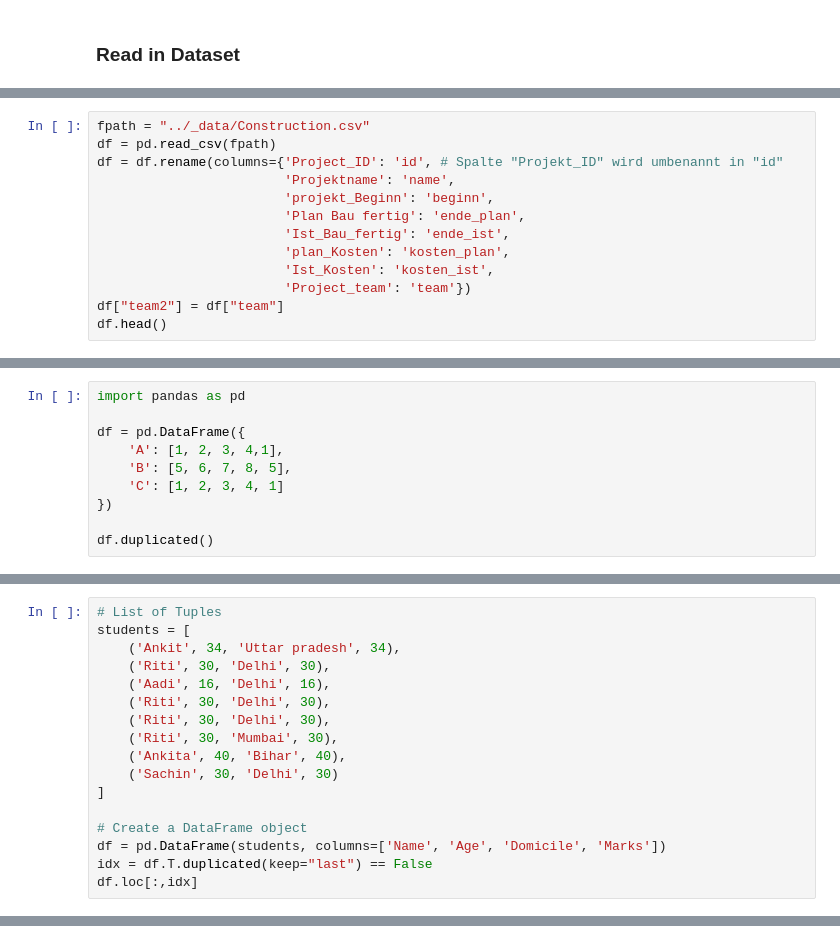
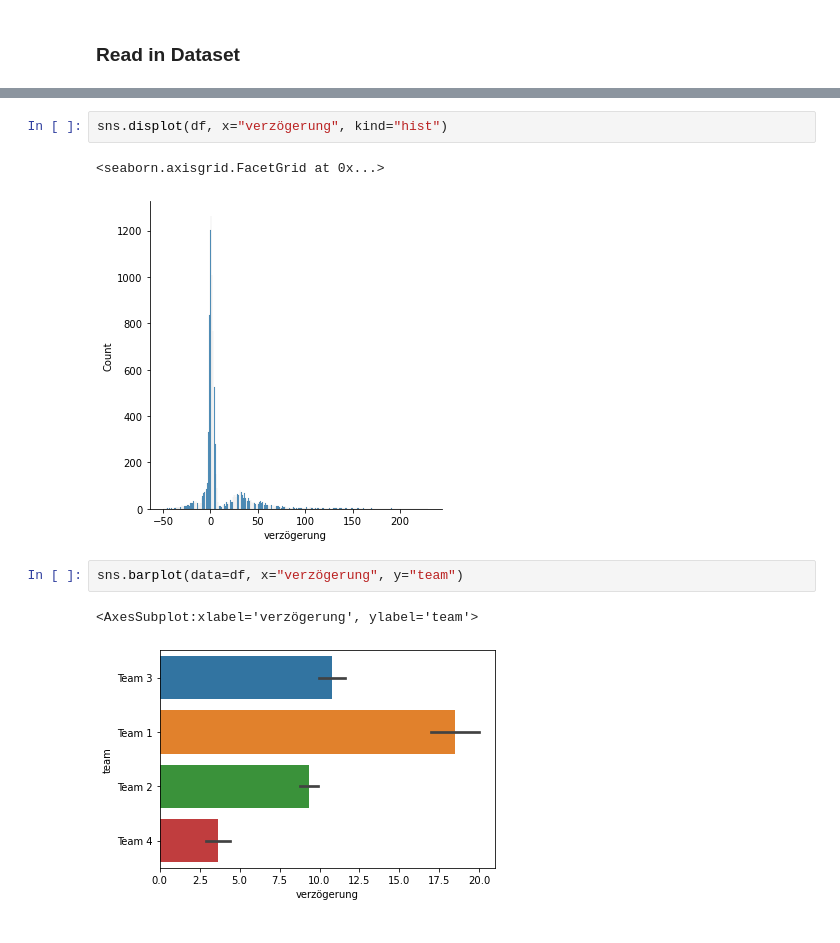
Before and after one commit to fredzett/BA-C, a Jupyter notebook: Chapters/sandbox.ipynb, the cells around one changed output, grey strips where cells are left out. Cells and saved outputs as stored; diff of their text form.

```diff
--- a/Chapters/sandbox.ipynb
+++ b/Chapters/sandbox.ipynb
@@ -575,13 +475,0 @@ import pandas as pd
-# %%
-fpath = "../_data/Construction.csv"
-df = pd.read_csv(fpath)
-df = df.rename(columns={'Project_ID': 'id', # Spalte "Projekt_ID" wird umbenannt in "id"
-                        'Projektname': 'name',
-                        'projekt_Beginn': 'beginn',
-                        'Plan Bau fertig': 'ende_plan',
-                        'Ist_Bau_fertig': 'ende_ist',
-                        'plan_Kosten': 'kosten_plan',
-                        'Ist_Kosten': 'kosten_ist',
-                        'Project_team': 'team'})
-df["team2"] = df["team"]
-df.head()
@@ -599,10 +475,0 @@ array([False, False, False, False, False, False, False, False, False])
-# %%
-import pandas as pd
-
-df = pd.DataFrame({
-    'A': [1, 2, 3, 4,1],
-    'B': [5, 6, 7, 8, 5],
-    'C': [1, 2, 3, 4, 1]
-})
-
-df.duplicated()
@@ -616,17 +475,0 @@ dtype: bool
-# %%
-# List of Tuples
-students = [
-    ('Ankit', 34, 'Uttar pradesh', 34),
-    ('Riti', 30, 'Delhi', 30),
-    ('Aadi', 16, 'Delhi', 16),
-    ('Riti', 30, 'Delhi', 30),
-    ('Riti', 30, 'Delhi', 30),
-    ('Riti', 30, 'Mumbai', 30),
-    ('Ankita', 40, 'Bihar', 40),
-    ('Sachin', 30, 'Delhi', 30)
-]
-
-# Create a DataFrame object
-df = pd.DataFrame(students, columns=['Name', 'Age', 'Domicile', 'Marks'])
-idx = df.T.duplicated(keep="last") == False
-df.loc[:,idx]
@@ -667,0 +476,10 @@ Type:      method
+# %%
+sns.displot(df, x="verzögerung", kind="hist")
+# %% [output]
+<seaborn.axisgrid.FacetGrid at 0x...>
+[figure, added]
+# %%
+sns.barplot(data=df, x="verzögerung", y="team")
+# %% [output]
+<AxesSubplot:xlabel='verzögerung', ylabel='team'>
+[figure, added]
```
Also changed, not shown: parts of 25 cells of this notebook, 15 other files.
